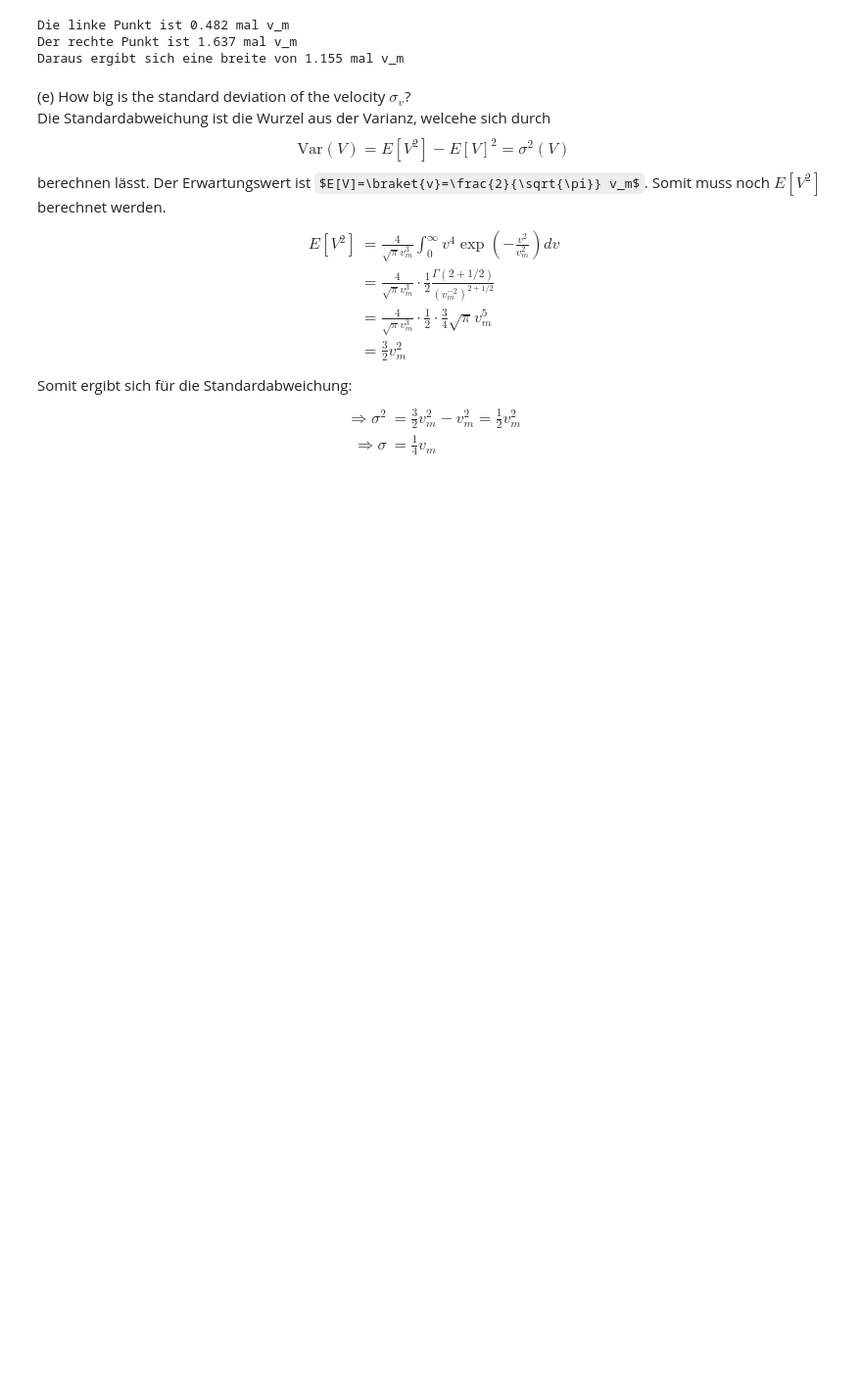
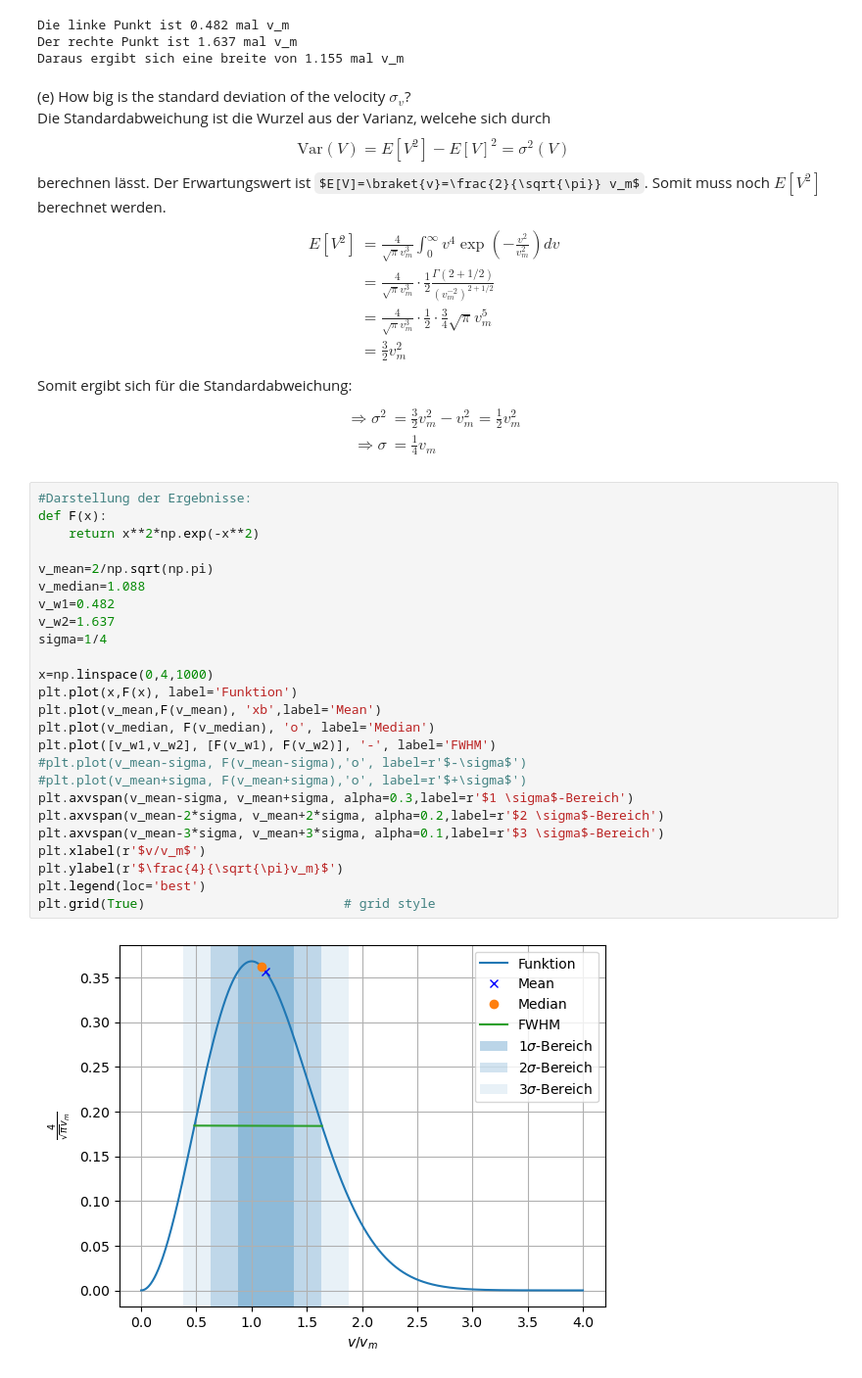
Before and after one commit to felixgoeke/SMD-A, a Jupyter notebook: 02/Blatt02.ipynb, the cells around one changed output. Shown at 98% size. Saved outputs shown, nothing was run; the diff lists cells and outputs as text; some formulas as TeX source; blank space fills up the shorter version.

```diff
--- a/02/Blatt02.ipynb
+++ b/02/Blatt02.ipynb
@@ -187,3 +189,30 @@ $$
 \Rightarrow \sigma&=\frac{1}{4}v_m
 \end{aligned}
 $$
+# %%
+#Darstellung der Ergebnisse:
+def F(x):
+    return x**2*np.exp(-x**2)
+
+v_mean=2/np.sqrt(np.pi)
+v_median=1.088
+v_w1=0.482
+v_w2=1.637
+sigma=1/4
+
+x=np.linspace(0,4,1000)
+plt.plot(x,F(x), label='Funktion')
+plt.plot(v_mean,F(v_mean), 'xb',label='Mean')
+plt.plot(v_median, F(v_median), 'o', label='Median')
+plt.plot([v_w1,v_w2], [F(v_w1), F(v_w2)], '-', label='FWHM')
+#plt.plot(v_mean-sigma, F(v_mean-sigma),'o', label=r'$-\sigma$')
+#plt.plot(v_mean+sigma, F(v_mean+sigma),'o', label=r'$+\sigma$')
+plt.axvspan(v_mean-sigma, v_mean+sigma, alpha=0.3,label=r'$1 \sigma$-Bereich')
+plt.axvspan(v_mean-2*sigma, v_mean+2*sigma, alpha=0.2,label=r'$2 \sigma$-Bereich')
+plt.axvspan(v_mean-3*sigma, v_mean+3*sigma, alpha=0.1,label=r'$3 \sigma$-Bereich')
+plt.xlabel(r'$v/v_m$')
+plt.ylabel(r'$\frac{4}{\sqrt{\pi}v_m}$')
+plt.legend(loc='best')
+plt.grid(True)                          # grid style
+# %% [output]
+[figure, added]
```
Also changed, not shown: parts of 1 cell of this notebook, 7 other files.
